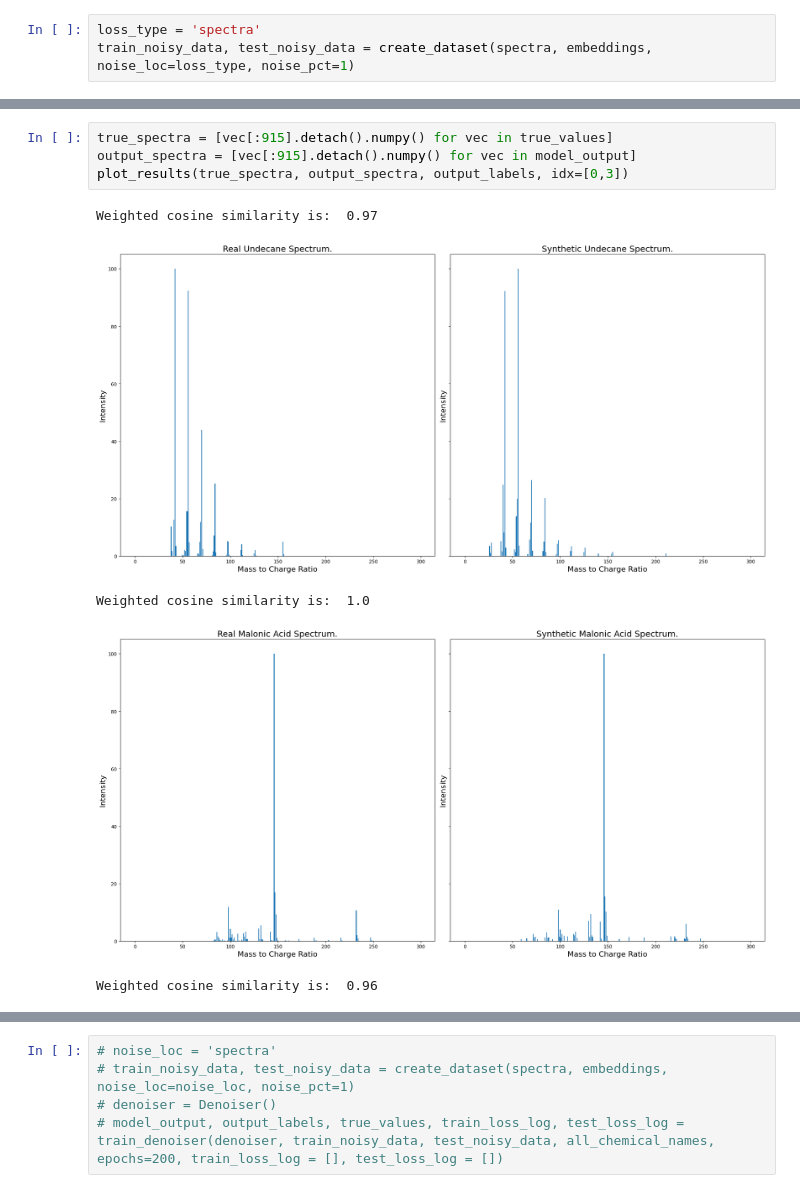
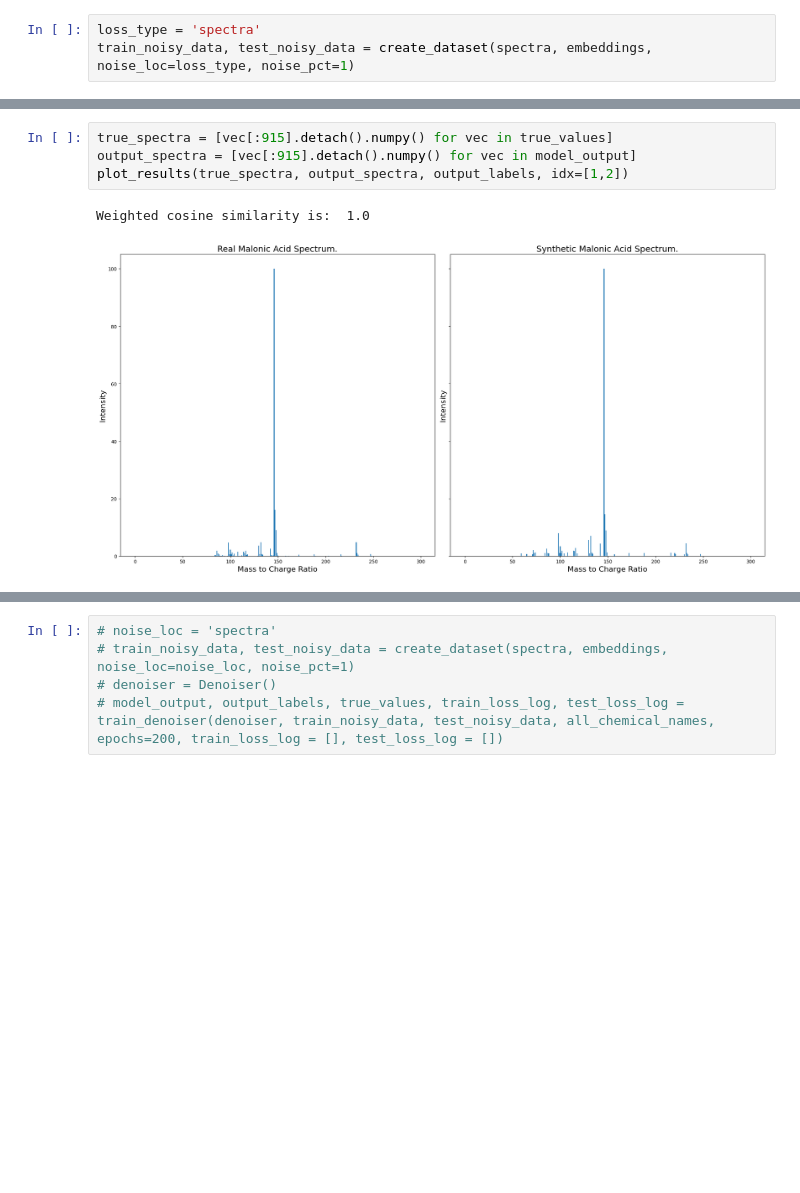
Before and after one commit to CateMerfeld/mass_spec, a Jupyter notebook: single_model/denoiser.ipynb, the cells around one changed output, grey strips where cells are left out. Saved outputs shown, nothing was run; the diff lists cells and outputs as text; blank space fills up the shorter version.

Commit message:
Updated code to get model output for website testing

```diff
--- a/single_model/denoiser.ipynb
+++ b/single_model/denoiser.ipynb
@@ -386,10 +422,7 @@ plot_emb_pca(embeddings, output_embeddings, output_labels, all_chemical_names)
 # %%
 true_spectra = [vec[:915].detach().numpy() for vec in true_values]
 output_spectra = [vec[:915].detach().numpy() for vec in model_output]
-plot_results(true_spectra, output_spectra, output_labels, idx=[0,3])
+plot_results(true_spectra, output_spectra, output_labels, idx=[1,2])
 # %% [output]
-Weighted cosine similarity is:  0.97
+Weighted cosine similarity is:  1.0
-[figure, old version]
+[figure, new version]
-Weighted cosine similarity is:  1.0
-[figure, removed]
-Weighted cosine similarity is:  0.96
```
Also changed, not shown: parts of 8 cells of this notebook.
